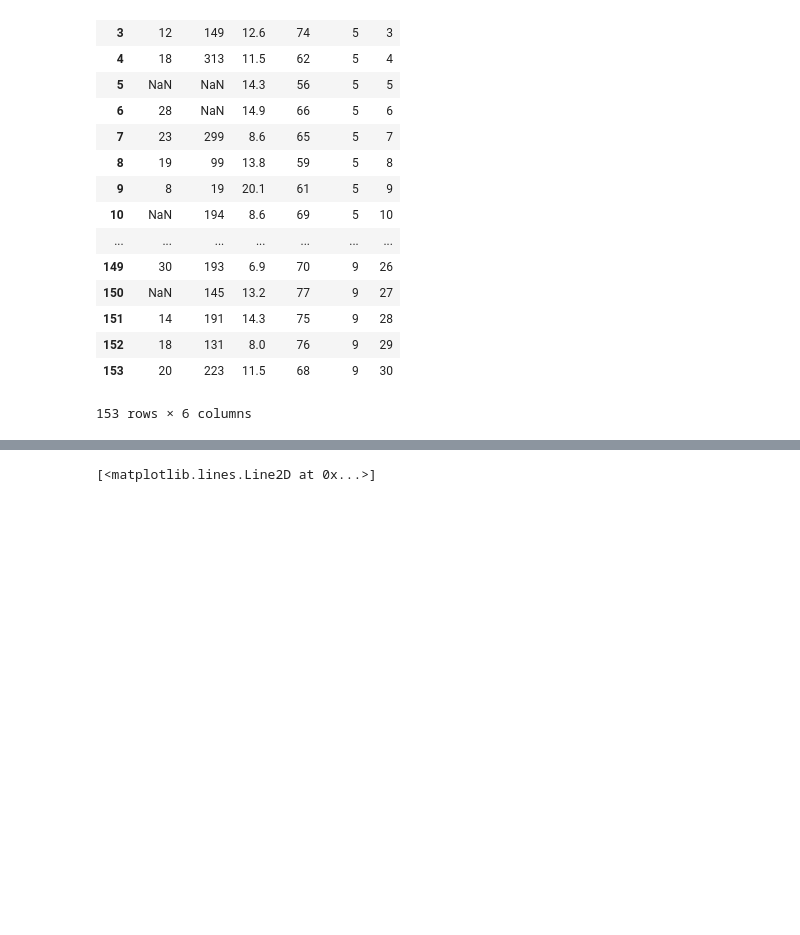
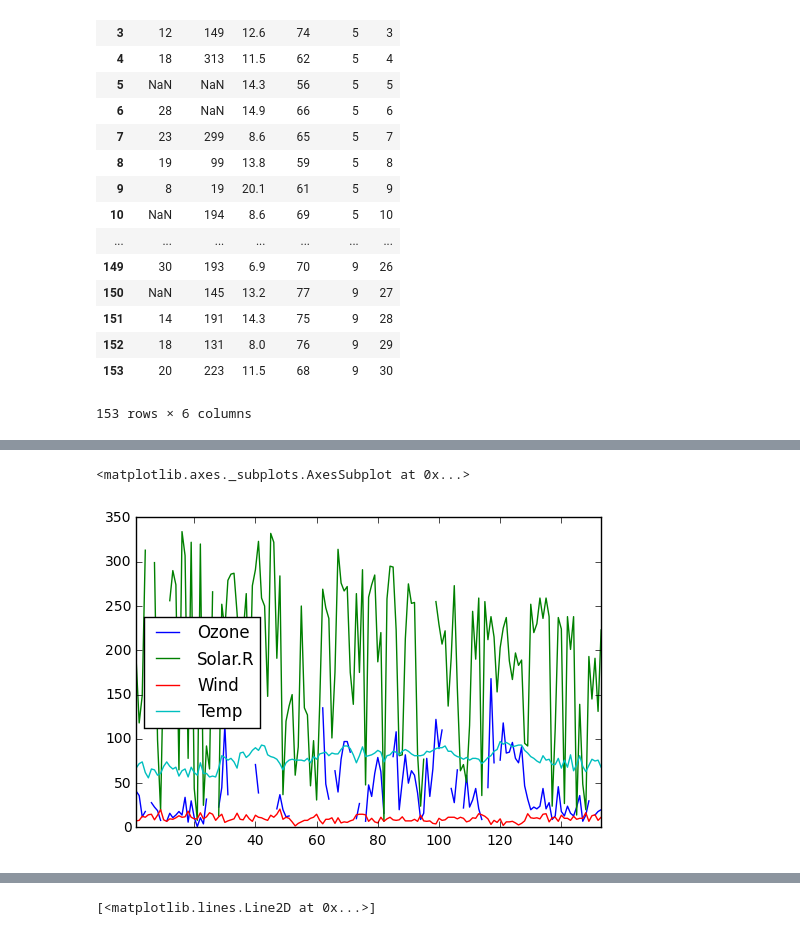
Before and after one commit to maskot1977/ipython_notebook, a Jupyter notebook: 折れ線グラフ.ipynb, the cells around one changed output, grey strips where cells are left out. Drawn from its saved outputs; the diff is of its cells as text; code cells hidden in the pictures; blank space fills up the shorter version.

```diff
--- a/折れ線グラフ.ipynb
+++ b/折れ線グラフ.ipynb
@@ -45,0 +52,6 @@ df1
+# %%
+# 折れ線グラフを作成する
+df1.iloc[:, 0:4].plot()
+# %% [output]
+<matplotlib.axes._subplots.AxesSubplot at 0x...>
+[figure, added]
```
Also changed, not shown: parts of 3 cells of this notebook.
